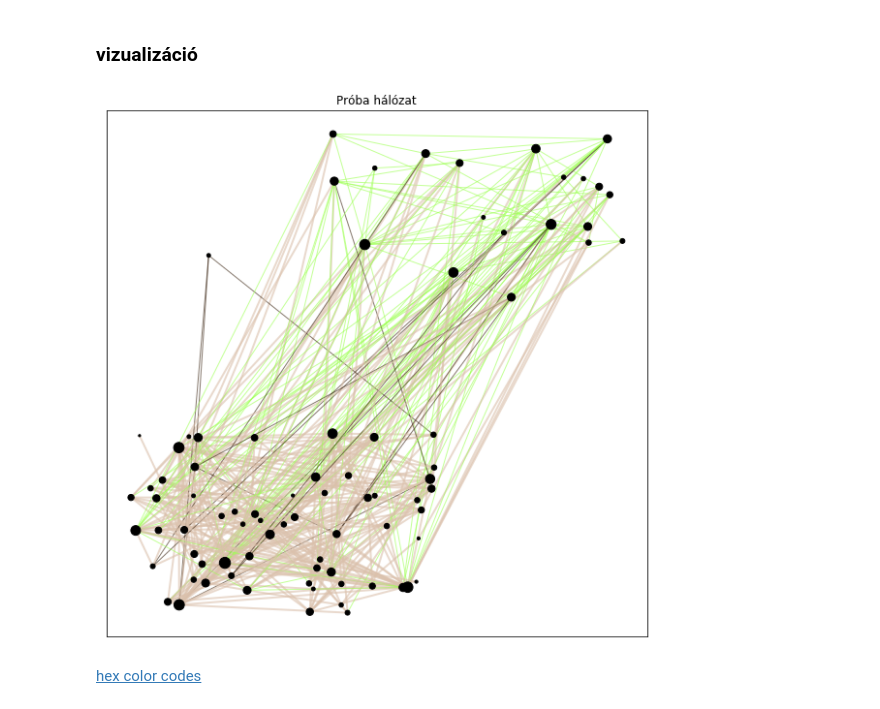
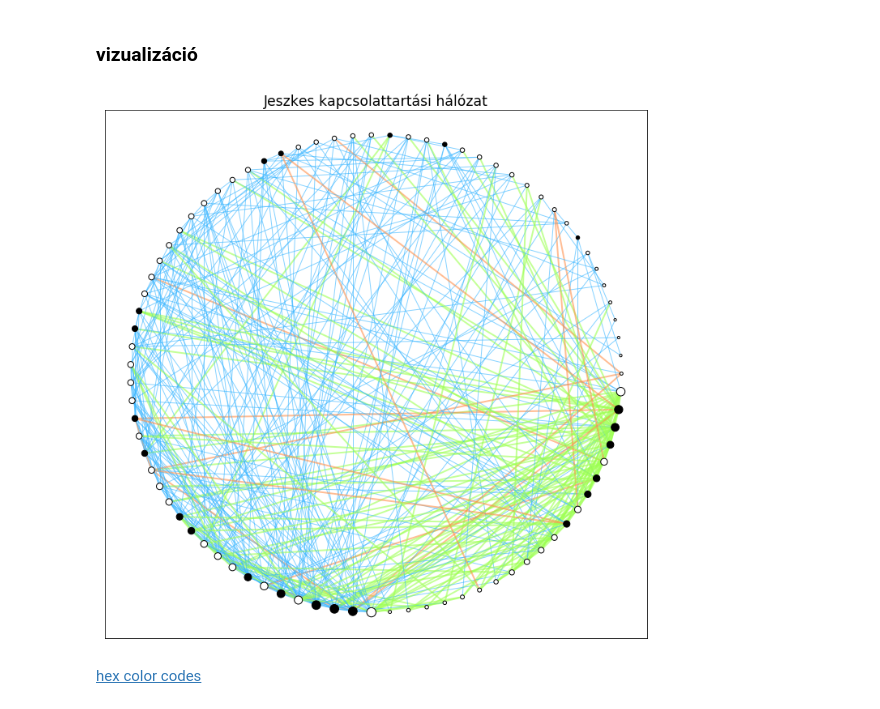
Before and after one commit to dormanh/rajk-contact-network, a Jupyter notebook: analysis.ipynb, the cells around one changed output. Cells and saved outputs as stored; diff of their text form; code cells hidden in the pictures.

```diff
--- a/analysis.ipynb
+++ b/analysis.ipynb
@@ -260,9 +266,16 @@ pie({c: poll_data[c].mean().round(2) for c in topics}, "Témák népszerűsége"
 ### vizualizáció
 # %%
 topics = {
-    "Korona-téma": {"c": "#38220f", "w": 1},
-    "Koli-téma": {"c": "#9eff53", "w": 1},
-    "Hogylét-téma": {"c": "#dbc1ac", "w": 2},
+    "Korona-téma": {"c": "#ff914d", "w": 2},
+    "Koli-téma": {"c": "#9eff53", "w": 2},
+    "Hogylét-téma": {"c": "#38b6ff", "w": 1},
 }
+# %%
+def pol2cart(rho, phi):
+    x = rho * np.cos(phi)
+    y = rho * np.sin(phi)
+    return(x, y)
+# %%
+r = 1
 # %%
 node_df = (
@@ -289,32 +306,31 @@ def set_pos(node):
-# %%
-node_df["pos"] = node_df.reset_index()["node"].apply(set_pos).values
 # %%
-fig, ax = plt.subplots(figsize=(10, 10))
+fig, ax = plt.subplots(figsize=(12, 12))
 
 draw_networkx_nodes(
     G,
     dict(node_df["pos"]),
-        ax=ax,
+    ax=ax,
     nodelist=node_df.index.values,
     node_size=node_df["degree"].values * 5,
-    node_color="#000000",
+    node_color=node_df["Pozíció"].apply(lambda x: "#000000" if x else "#ffffff").values,
+    edgecolors="#000000"
 )
 
 draw_networkx_edges(
     G,
     dict(node_df["pos"]),
     edgelist=[tuple(arr) for arr in edges_df[["from", "to"]].values],
-    edge_color=edges_df["Domináns téma"].apply(lambda x: topics[x]["c"]).values.tolist(),
+    edge_color=edges_df["Domináns téma"].apply(lambda x: topics[x]["c"]).values,
     arrows=False,
     alpha=0.6,
-    width=edges_df["Domináns téma"].apply(lambda x: topics[x]["w"]).values.tolist()
+    width=edges_df["Domináns téma"].apply(lambda x: topics[x]["w"]).values,
 )
 
-title="Próba hálózat"
-plt.title(title)
-mpld3.save_html(fig, "figs/{}.html".format("_".join(title.split(" "))))
+title = "Jeszkes kapcsolattartási hálózat"
+plt.title(title, fontsize="xx-large")
+mpld3.save_html(fig, "docs/{}.html".format("_".join(title.split(" "))))
 # %% [output]
-[figure, old version]
+[figure, new version]
 # %% [markdown]
 [hex color codes](https://www.color-hex.com/color-palettes/)
 # %% [markdown]
```
Also changed, not shown: parts of 20 cells of this notebook, 15 other files.
